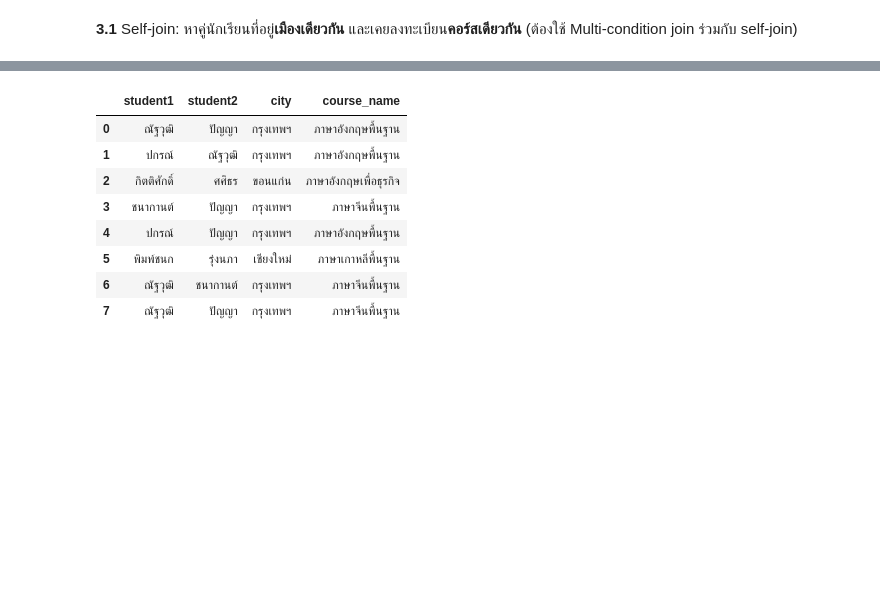
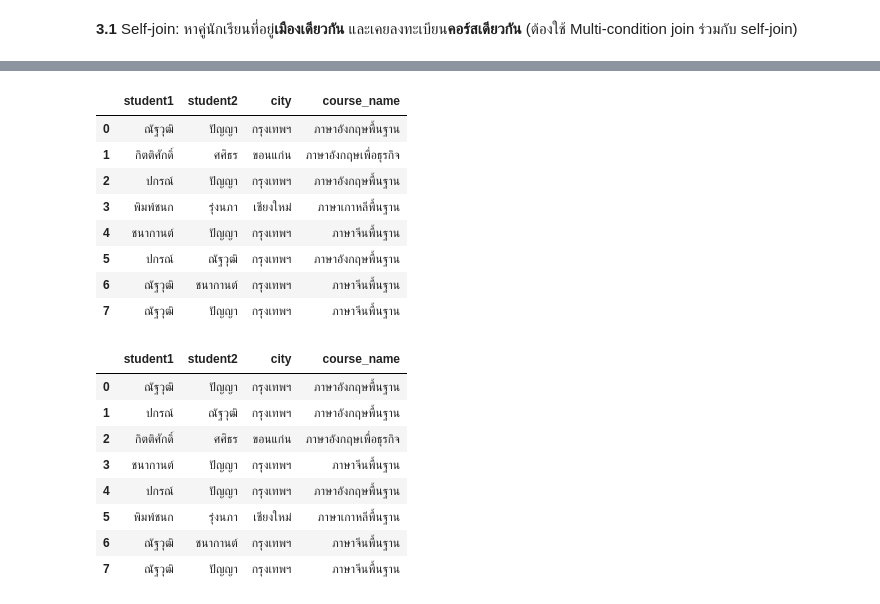
Before and after one commit to mxls34/AdvanceDatabase, a Jupyter notebook: Chapter3_HW_Joins_and_Join_Algorithms.ipynb, the cells around one changed output, grey strips where cells are left out. Drawn from its saved outputs; the diff is of its cells as text; code cells hidden in the pictures; blank space fills up the shorter version.

```diff
--- a/Chapter3_HW_Joins_and_Join_Algorithms.ipynb
+++ b/Chapter3_HW_Joins_and_Join_Algorithms.ipynb
@@ -491,3 +508,25 @@ run("""
+# %%
+# เขียนโค้ดของข้อ 3.1 ตรงนี้
+run("""
+  SELECT s1.name AS student1, s2.name AS student2, s1.city, c1.course_name FROM student s1
+    JOIN enrollment e1 ON s1.student_id = e1.student_id
+    JOIN course c1 ON e1.course_id = c1.course_id
+    JOIN enrollment e2 ON e1.course_id = e2.course_id
+    JOIN student s2 ON e2.student_id = s2.student_id
+        AND s1.city = s2.city
+        AND s1.student_id < s2.student_id
+
+""")
+# %% [output]
+|  | student1 | student2 | city | course_name |
+| 0 | ณัฐวุฒิ | ปัญญา | กรุงเทพฯ | ภาษาอังกฤษพื้นฐาน |
+| 1 | กิตติศักดิ์ | ศศิธร | ขอนแก่น | ภาษาอังกฤษเพื่อธุรกิจ |
+| 2 | ปกรณ์ | ปัญญา | กรุงเทพฯ | ภาษาอังกฤษพื้นฐาน |
+| 3 | พิมพ์ชนก | รุ่งนภา | เชียงใหม่ | ภาษาเกาหลีพื้นฐาน |
+| 4 | ชนากานต์ | ปัญญา | กรุงเทพฯ | ภาษาจีนพื้นฐาน |
+| 5 | ปกรณ์ | ณัฐวุฒิ | กรุงเทพฯ | ภาษาอังกฤษพื้นฐาน |
+| 6 | ณัฐวุฒิ | ชนากานต์ | กรุงเทพฯ | ภาษาจีนพื้นฐาน |
+| 7 | ณัฐวุฒิ | ปัญญา | กรุงเทพฯ | ภาษาจีนพื้นฐาน |
 # %%
 # ตัวอย่างผลลัพธ์ข้อ 3.1
 # %% [output]
```
Also changed, not shown: parts of 8 cells of this notebook.
